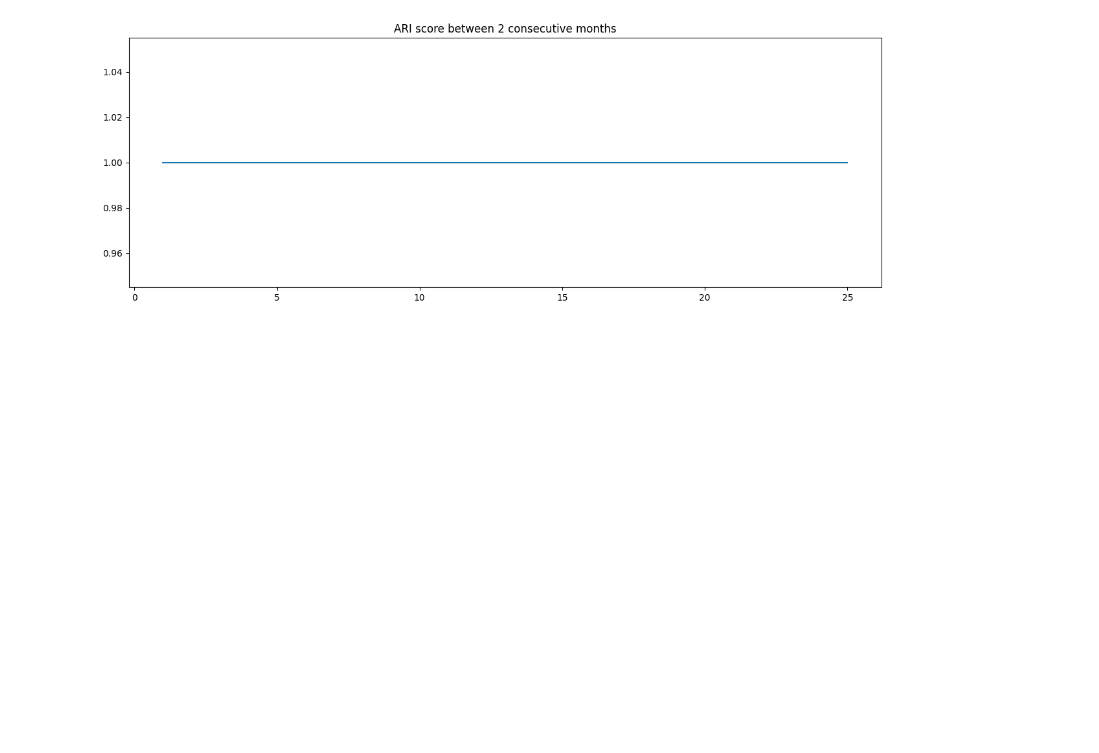
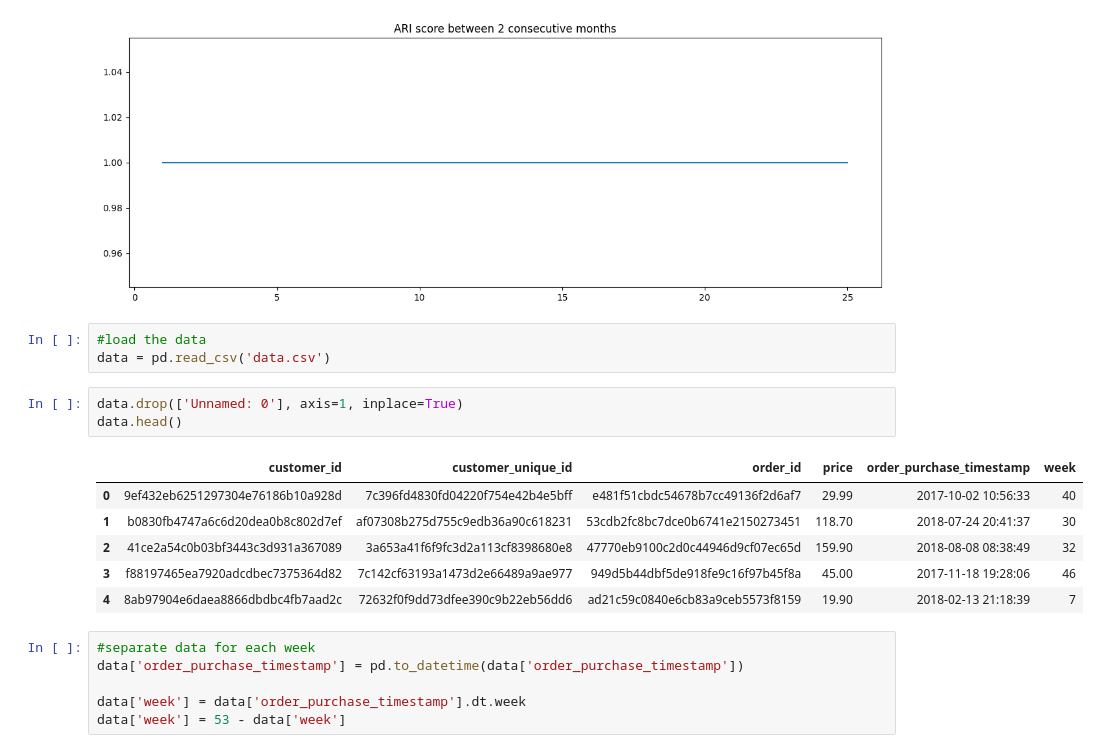
Before and after one commit to ThomasMeb/Projet_4, a Jupyter notebook: Mebarki_Thomas_notebook_simulation_032023.ipynb, the cells around one changed output. Saved outputs shown, nothing was run; the diff lists cells and outputs as text; blank space fills up the shorter version.

```diff
--- a/Mebarki_Thomas_notebook_simulation_032023.ipynb
+++ b/Mebarki_Thomas_notebook_simulation_032023.ipynb
@@ -190,3 +190,22 @@ plt.title('ARI score between 2 consecutive months')
 plt.show()
 # %% [output]
 [figure]
+# %%
+#load the data
+data = pd.read_csv('data.csv')
+# %%
+data.drop(['Unnamed: 0'], axis=1, inplace=True)
+data.head()
+# %% [output]
+|  | customer_id | customer_unique_id | order_id | price | order_purchase_timestamp | week |
+| 0 | 9ef432eb6251297304e76186b10a928d | 7c396fd4830fd04220f754e42b4e5bff | e481f51cbdc54678b7cc49136f2d6af7 | 29.99 | 2017-10-02 10:56:33 | 40 |
+| 1 | b0830fb4747a6c6d20dea0b8c802d7ef | af07308b275d755c9edb36a90c618231 | 53cdb2fc8bc7dce0b6741e2150273451 | 118.70 | 2018-07-24 20:41:37 | 30 |
+| 2 | 41ce2a54c0b03bf3443c3d931a367089 | 3a653a41f6f9fc3d2a113cf8398680e8 | 47770eb9100c2d0c44946d9cf07ec65d | 159.90 | 2018-08-08 08:38:49 | 32 |
+| 3 | f88197465ea7920adcdbec7375364d82 | 7c142cf63193a1473d2e66489a9ae977 | 949d5b44dbf5de918fe9c16f97b45f8a | 45.00 | 2017-11-18 19:28:06 | 46 |
+| 4 | 8ab97904e6daea8866dbdbc4fb7aad2c | 72632f0f9dd73dfee390c9b22eb56dd6 | ad21c59c0840e6cb83a9ceb5573f8159 | 19.90 | 2018-02-13 21:18:39 | 7 |
+# %%
+#separate data for each week
+data['order_purchase_timestamp'] = pd.to_datetime(data['order_purchase_timestamp'])
+
+data['week'] = data['order_purchase_timestamp'].dt.week
+data['week'] = 53 - data['week']
```
Also changed, not shown: parts of 5 cells of this notebook, 2 other files.
